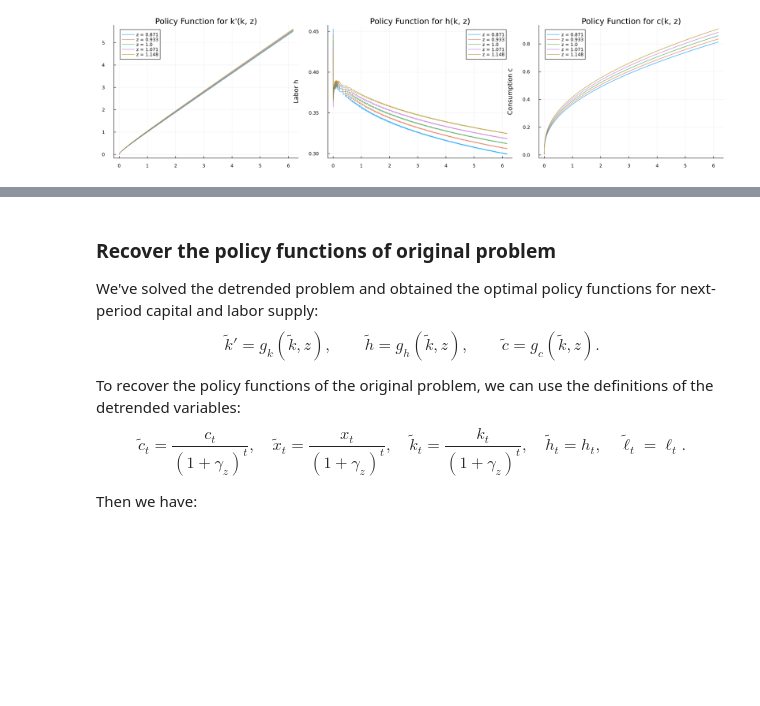
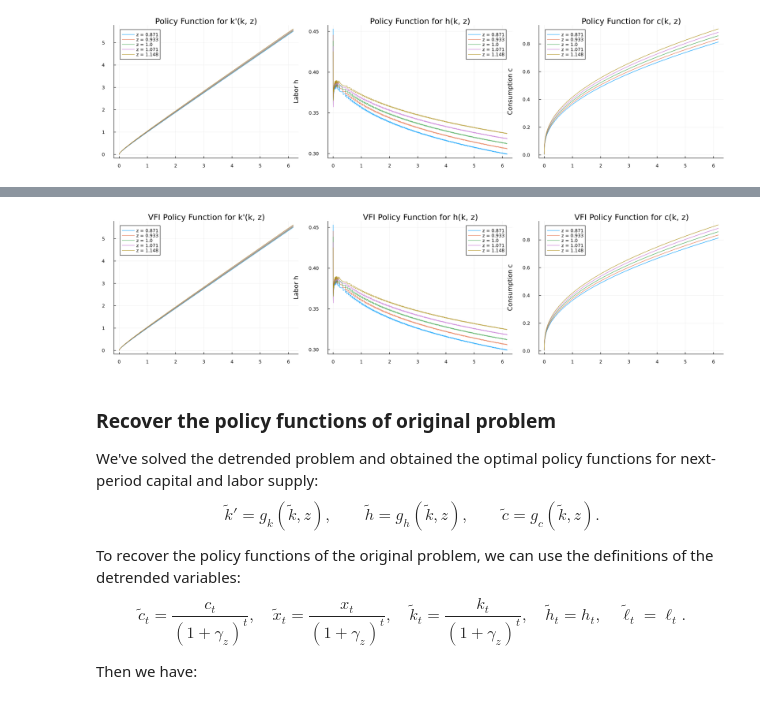
Before and after one commit to YuxuanZhao-Econ/ECON8208, a Jupyter notebook: HW5/HW5.ipynb, the cells around one changed output, grey strips where cells are left out. Cells and saved outputs as stored; diff of their text form; code cells hidden in the pictures; blank space fills up the shorter version.

```diff
--- a/HW5/HW5.ipynb
+++ b/HW5/HW5.ipynb
@@ -622,0 +621,6 @@ Given an acceptable grid density, the Howard policy function iteration still tak
+# %%
+V_vfi, pol_kp_vfi, pol_h_vfi = tools.solve_vfi(
+    beta_tilde, psi, sigma, gamma_n, gamma_z, theta, delta,
+    k_grid, z_grid, Pz, h_star;
+    tol=tol, max_iter=max_iter
+);
@@ -623,3 +636,88 @@ Given an acceptable grid density, the Howard policy function iteration still tak
+# %%
+using Plots
+
+# -------------------------------------------------------
+# Plot policy functions from standard VFI
+# Horizontal axis: current capital k
+# Vertical axis: policy values
+# Different productivity states z are shown as different lines
+# -------------------------------------------------------
+
+# Plot policy function for next-period capital k'(k, z)
+p1 = plot(
+    xlabel = "Current capital k",
+    ylabel = "Next-period capital k'",
+    title = "VFI Policy Function for k'(k, z)",
+    linewidth = 2
+)
+
+for iz in 1:length(z_grid)
+    plot!(
+        p1,
+        k_grid,
+        pol_kp_vfi[:, iz],
+        label = "z = $(round(z_grid[iz], digits=3))"
+    )
+end
+
+# Plot policy function for labor h(k, z)
+p2 = plot(
+    xlabel = "Current capital k",
+    ylabel = "Labor h",
+    title = "VFI Policy Function for h(k, z)",
+    linewidth = 2
+)
+
+for iz in 1:length(z_grid)
+    plot!(
+        p2,
+        k_grid,
+        pol_h_vfi[:, iz],
+        label = "z = $(round(z_grid[iz], digits=3))"
+    )
+end
+
+# -------------------------------------------------------
+# Compute policy function for consumption c(k, z)
+# implied by the VFI policy functions for k' and h
+# -------------------------------------------------------
+pol_c_vfi = zeros(size(pol_kp_vfi))
+
+for ik in 1:length(k_grid)
+    k = k_grid[ik]
+
+    for iz in 1:length(z_grid)
+        z = z_grid[iz]
+        kp = pol_kp_vfi[ik, iz]
+        h = pol_h_vfi[ik, iz]
+
+        pol_c_vfi[ik, iz] =
+            k^theta * (z * h)^(1.0 - theta) -
+            G * kp +
+            (1.0 - delta) * k
+    end
+end
+
+# Plot policy function for consumption c(k, z)
+p3 = plot(
+    xlabel = "Current capital k",
+    ylabel = "Consumption c",
+    title = "VFI Policy Function for c(k, z)",
+    linewidth = 2
+)
+
+for iz in 1:length(z_grid)
+    plot!(
+        p3,
+        k_grid,
+        pol_c_vfi[:, iz],
+        label = "z = $(round(z_grid[iz], digits=3))"
+    )
+end
+
+plot(p1, p2, p3, layout = (1, 3), size = (1650, 400))
+# %% [output]
+[figure, added]
 # %% [markdown]
 ### Recover the policy functions of original problem
 
```
Also changed, not shown: parts of 3 cells of this notebook, 1 other file.
